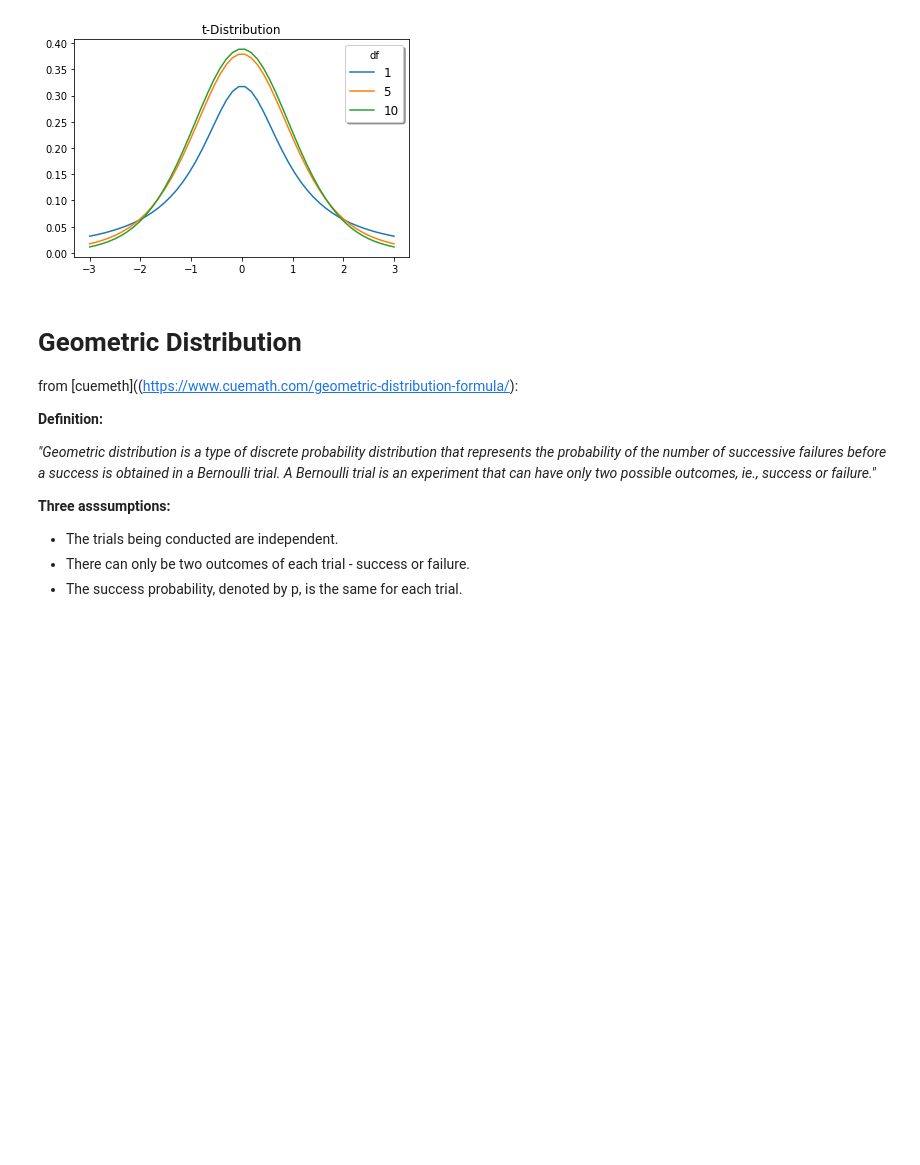
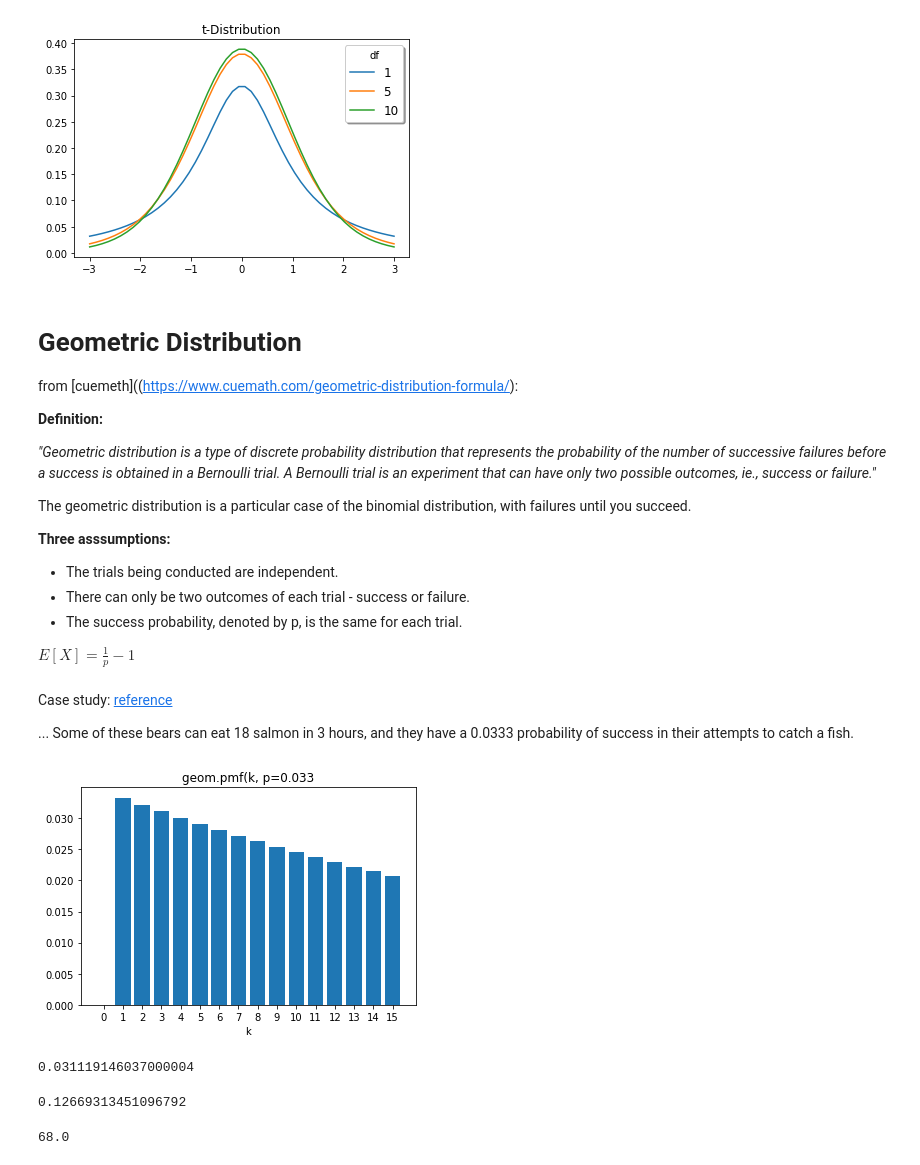
Before and after one commit to AilingLiu/Statistics, a Jupyter notebook: distributions.ipynb, the cells around one changed output. Cells and saved outputs as stored; diff of their text form; code cells hidden in the pictures; blank space fills up the shorter version.

```diff
--- a/distributions.ipynb
+++ b/distributions.ipynb
@@ -363,7 +367,49 @@ from [cuemeth]((https://www.cuemath.com/geometric-distribution-formula/):
 
 <i>"Geometric distribution is a type of discrete probability distribution that represents the probability of the number of successive failures before a success is obtained in a Bernoulli trial. A Bernoulli trial is an experiment that can have only two possible outcomes, ie., success or failure."</i>
 
+The geometric distribution is a particular case of the binomial distribution, with failures until you succeed.
+
 **Three asssumptions:**
 - The trials being conducted are independent.
 - There can only be two outcomes of each trial - success or failure.
 - The success probability, denoted by p, is the same for each trial.
+
+$E[X]=\frac{1}{p}-1$
+# %% [markdown]
+Case study: [reference](https://campus.datacamp.com/courses/foundations-of-probability-in-python/important-probability-distributions?ex=14)
+
+... Some of these bears can eat 18 salmon in 3 hours, and they have a 0.0333 probability of success in their attempts to catch a fish.
+# %%
+from scipy.stats import geom
+import numpy as np
+import matplotlib.pyplot as plt
+import seaborn as sns
+
+g = geom(p=0.0333)
+x=np.arange(0, 16, 1)
+y = g.pmf(x)
+
+fig, ax = plt.subplots()
+
+ax.bar(x, y)
+ax.set_xlabel('k')
+ax.set_title('geom.pmf(k, p=0.033')
+ax.set_xticks(x)
+plt.show()
+# %% [output]
+[figure, added]
+# %%
+# Getting a salmon on the third attempt
+g.pmf(3)
+# %% [output]
+0.031119146037000004
+# %%
+# Probability of getting a salmon in less than 5 attempts
+g.cdf(4)
+# %% [output]
+0.12669313451096792
+# %%
+# Attempts for 0.9 probability of catching a salmon
+g.ppf(q=0.9)
+# %% [output]
+68.0
```
Also changed, not shown: parts of 24 cells of this notebook.
